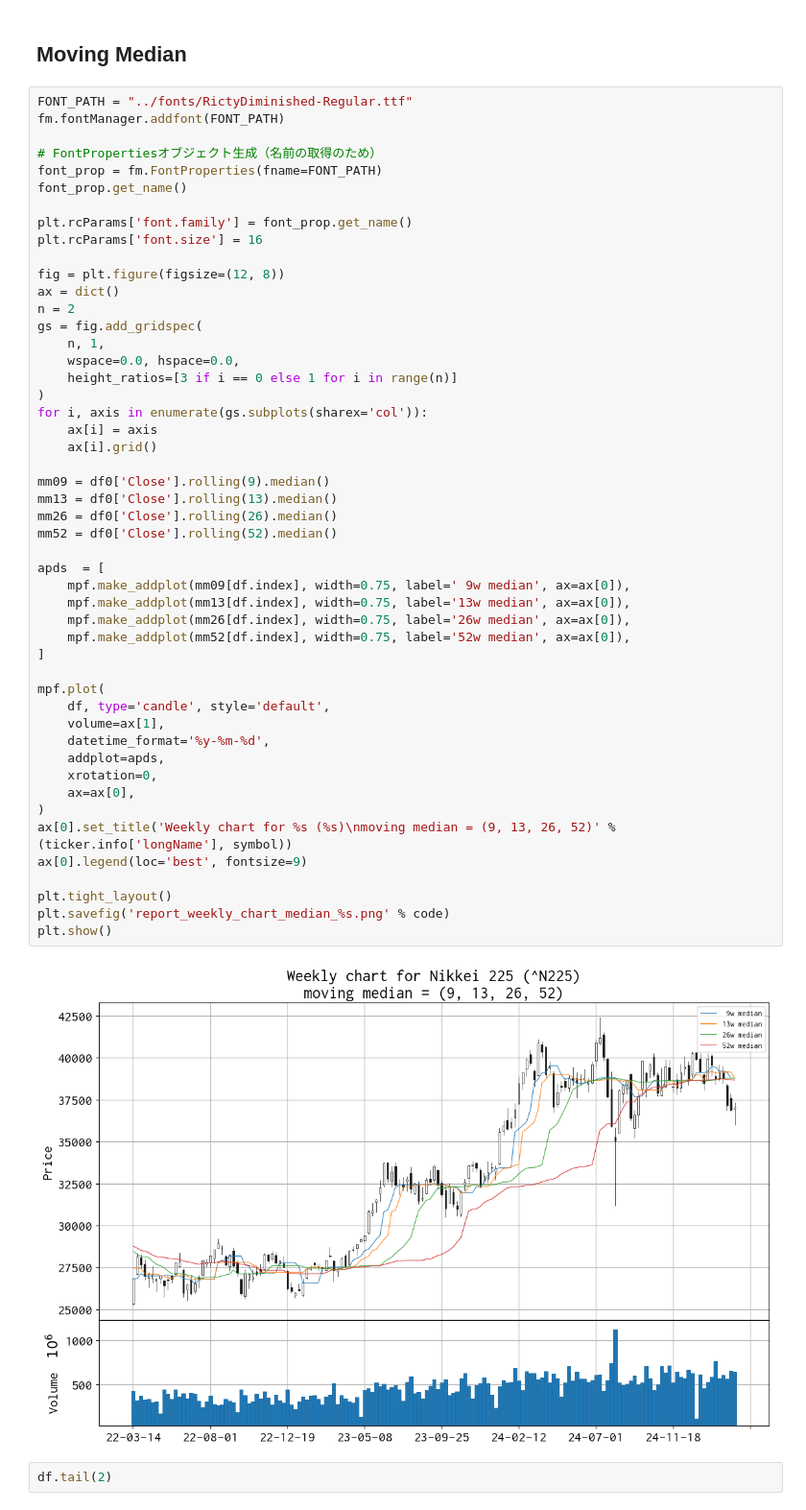
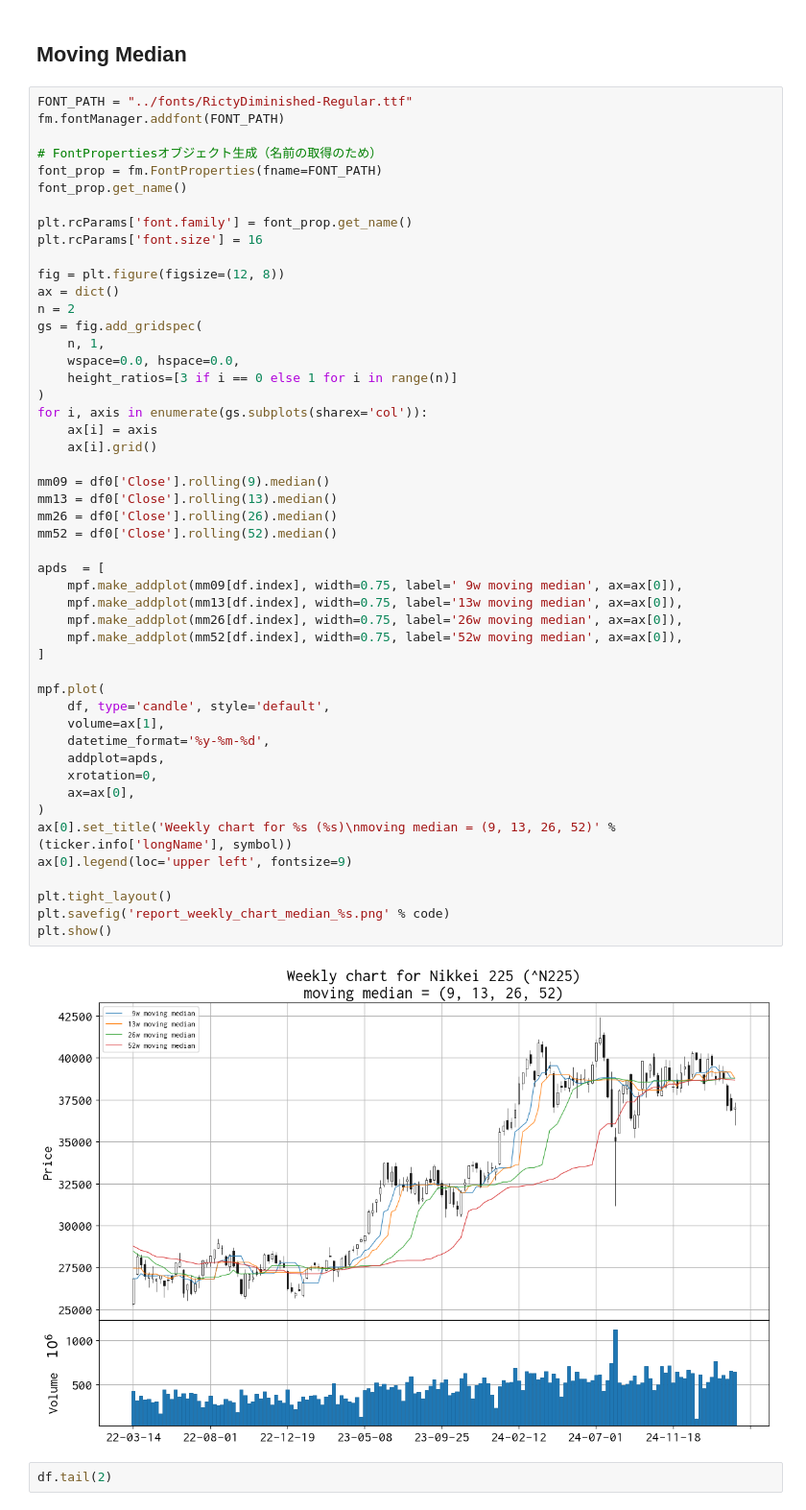
Before and after one commit to bitwalk123/stock, a Jupyter notebook: weekly/report_weekly_robust_n225.ipynb, the cells around one changed output. Shown: that part at 96% size. Drawn from its saved outputs; the diff is of its cells as text.

```diff
--- a/weekly/report_weekly_robust_n225.ipynb
+++ b/weekly/report_weekly_robust_n225.ipynb
@@ -75,39 +75,39 @@ gs = fig.add_gridspec(
     n, 1,
     wspace=0.0, hspace=0.0,
     height_ratios=[3 if i == 0 else 1 for i in range(n)]
 )
 for i, axis in enumerate(gs.subplots(sharex='col')):
     ax[i] = axis
     ax[i].grid()
 
 mm09 = df0['Close'].rolling(9).median()
 mm13 = df0['Close'].rolling(13).median()
 mm26 = df0['Close'].rolling(26).median()
 mm52 = df0['Close'].rolling(52).median()
 
 apds  = [
-    mpf.make_addplot(mm09[df.index], width=0.75, label=' 9w median', ax=ax[0]),
-    mpf.make_addplot(mm13[df.index], width=0.75, label='13w median', ax=ax[0]),
-    mpf.make_addplot(mm26[df.index], width=0.75, label='26w median', ax=ax[0]),
-    mpf.make_addplot(mm52[df.index], width=0.75, label='52w median', ax=ax[0]),
+    mpf.make_addplot(mm09[df.index], width=0.75, label=' 9w moving median', ax=ax[0]),
+    mpf.make_addplot(mm13[df.index], width=0.75, label='13w moving median', ax=ax[0]),
+    mpf.make_addplot(mm26[df.index], width=0.75, label='26w moving median', ax=ax[0]),
+    mpf.make_addplot(mm52[df.index], width=0.75, label='52w moving median', ax=ax[0]),
 ]
 
 mpf.plot(
     df, type='candle', style='default',
     volume=ax[1],
     datetime_format='%y-%m-%d',
     addplot=apds,
     xrotation=0,
     ax=ax[0],
 )
 ax[0].set_title('Weekly chart for %s (%s)\nmoving median = (9, 13, 26, 52)' %(ticker.info['longName'], symbol))
-ax[0].legend(loc='best', fontsize=9)
+ax[0].legend(loc='upper left', fontsize=9)
 
 plt.tight_layout()
 plt.savefig('report_weekly_chart_median_%s.png' % code)
 plt.show()
 # %% [output]
-[figure, old version]
+[figure, new version]
 # %%
 df.tail(2)
 # %% [output]
```
Also changed, not shown: parts of 1 cell of this notebook, 13 other files.
